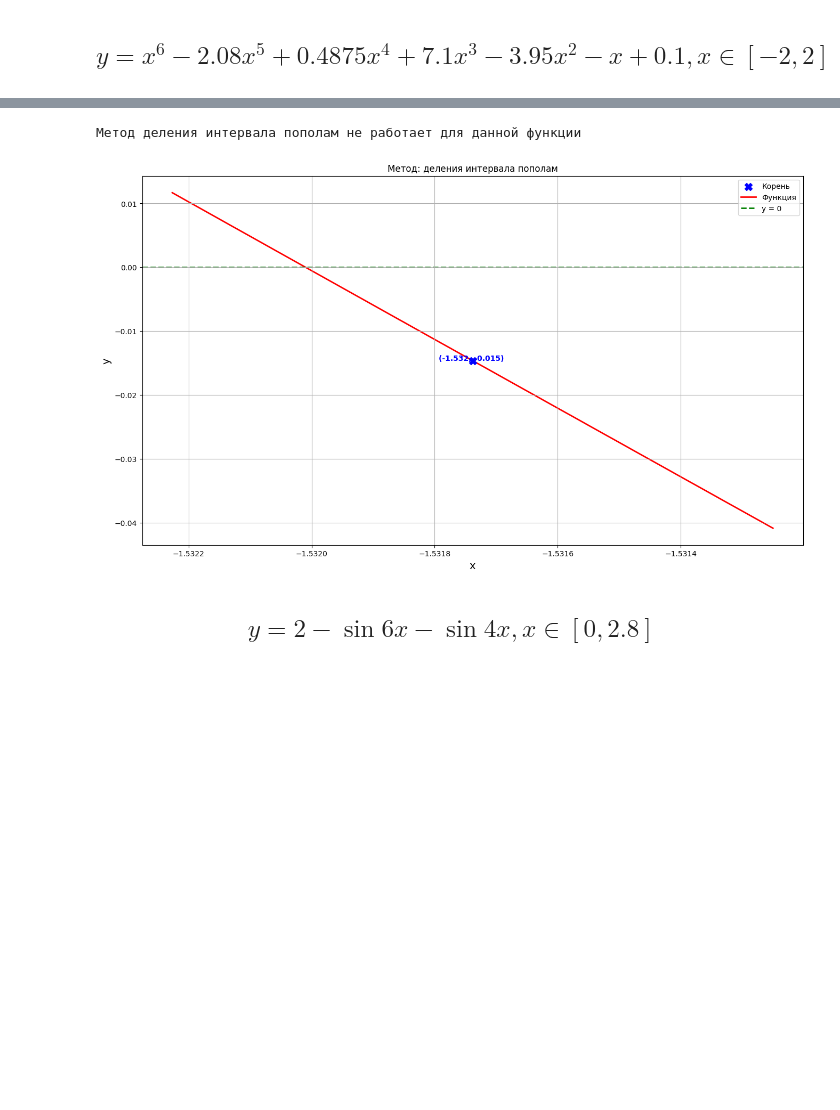
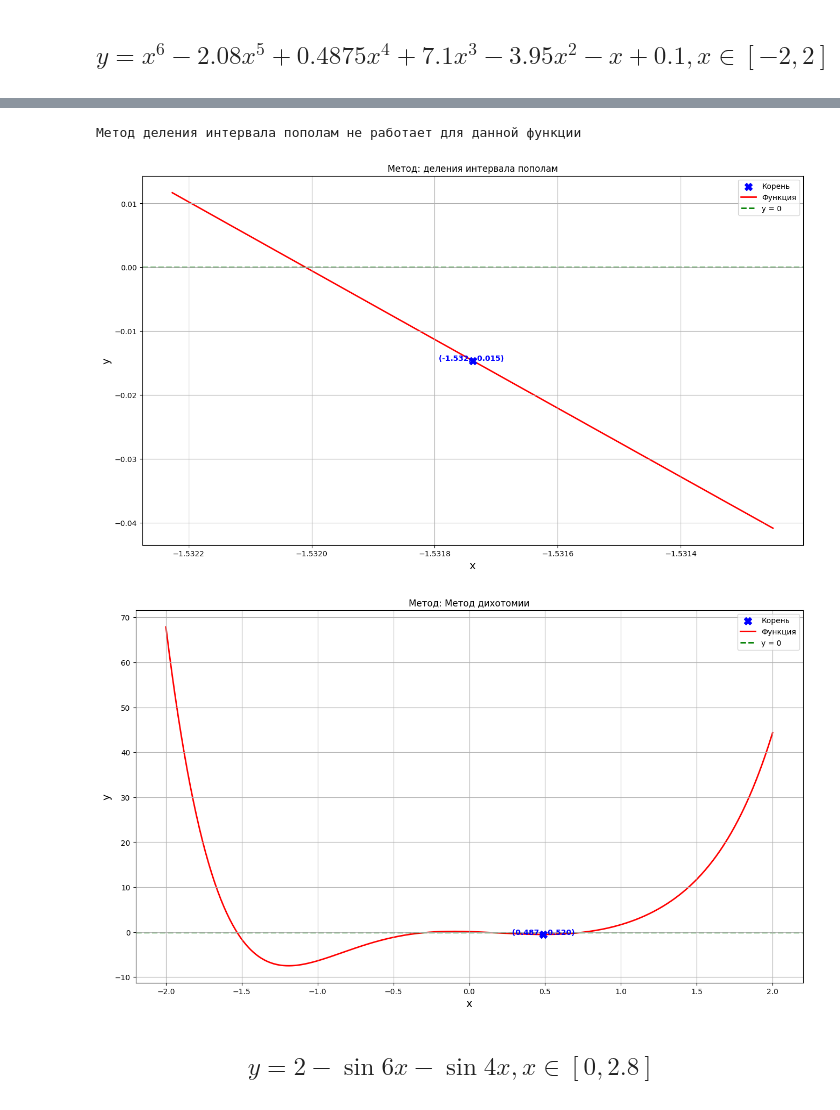
Before and after one commit to Allynik/Task_1_optimization-methods, a Jupyter notebook: task_1.ipynb, the cells around one changed output, grey strips where cells are left out. Drawn from its saved outputs; the diff is of its cells as text; code cells hidden in the pictures; blank space fills up the shorter version.

```diff
--- a/task_1.ipynb
+++ b/task_1.ipynb
@@ -102,17 +127,19 @@ div_int_in_half(min_x,max_x,f)
 # %%
 def f(x):
     return x**6 - 2.08 * x**5 + 0.4875 * x**4 + 7.1 * x**3 - 3.95 * x**2 - x +0.1
 min_x = -2
 min_y = 2
 uniform_search(min_x,min_y,f)
 div_int_in_half(min_x,max_x,f)
 
 # Но метод деления интервала пополам работает, если изменить интервал
 div_int_in_half(min_x,-1,f)
+dichotomy_search(min_x,max_x,f)
 # %% [output]
 [figure]
 Метод деления интервала пополам не работает для данной функции
 [figure]
+[figure, added]
 # %% [markdown]
 ## $$ y = 2 - \sin{6x} - \sin{4x}, x \in [0, 2.8]$$
 # %%
```
Also changed, not shown: parts of 6 cells of this notebook.
